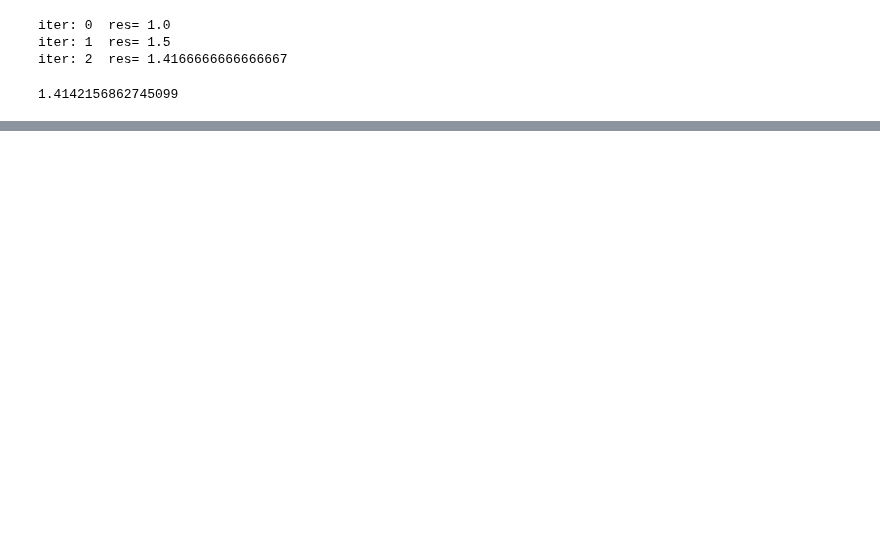
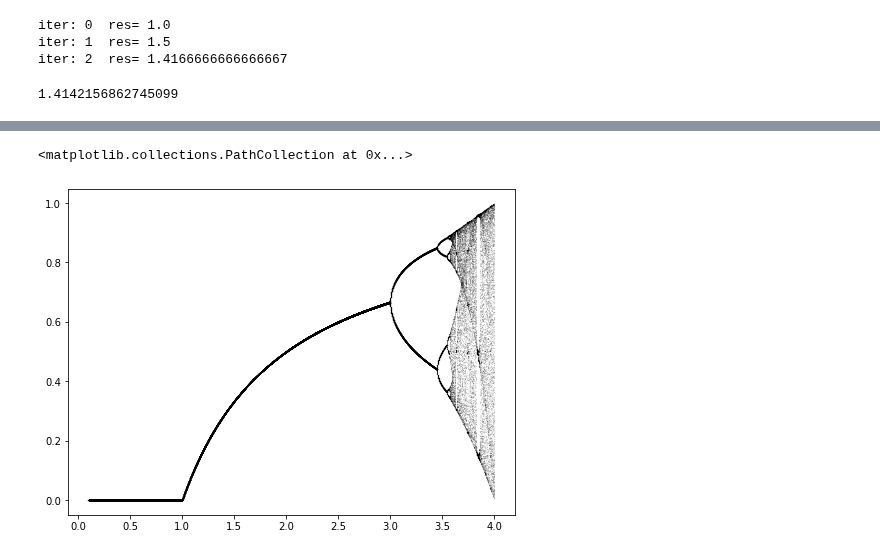
Before and after one commit to robertocamposeco/PythonProgramming-notebooks, a Jupyter notebook: debugging-testing.ipynb, the cells around one changed output, grey strips where cells are left out. Cells and saved outputs as stored; diff of their text form; code cells hidden in the pictures; blank space fills up the shorter version.

```diff
--- a/debugging-testing.ipynb
+++ b/debugging-testing.ipynb
@@ -294,0 +362,19 @@ math.sqrt(1.0/2.0**64.0)
+# %%
+def logistic(r, x0 = 0.25, n = 500):
+    x = np.zeros(n+1)
+    x[0] = x0
+    for i in range(1,n+1):
+        x[i] = r*x[i-1]*(1-x[i-1])
+    return x
+# %%
+pop = logistic(4)
+# %%
+r_space = np.arange(0.1, 4, 0.001)
+l = r_space.shape[0]
+popmap = np.zeros((l, 50))
+for i in range(l):
+    r = r_space[i]
+    pop = logistic(r)
+    popmap[i, :] = pop[-50:]
+
+popmap
@@ -294,0 +395,9 @@ math.sqrt(1.0/2.0**64.0)
+# %%
+import matplotlib.pyplot as plt
+
+plt.figure(figsize=(8, 6))
+plt.scatter(np.repeat(r_space[:, None], 50, axis=1), popmap,
+    s = 0.005, c = "black", alpha=0.5)
+# %% [output]
+<matplotlib.collections.PathCollection at 0x...>
+[figure, added]
```
Also changed, not shown: parts of 24 cells of this notebook.
